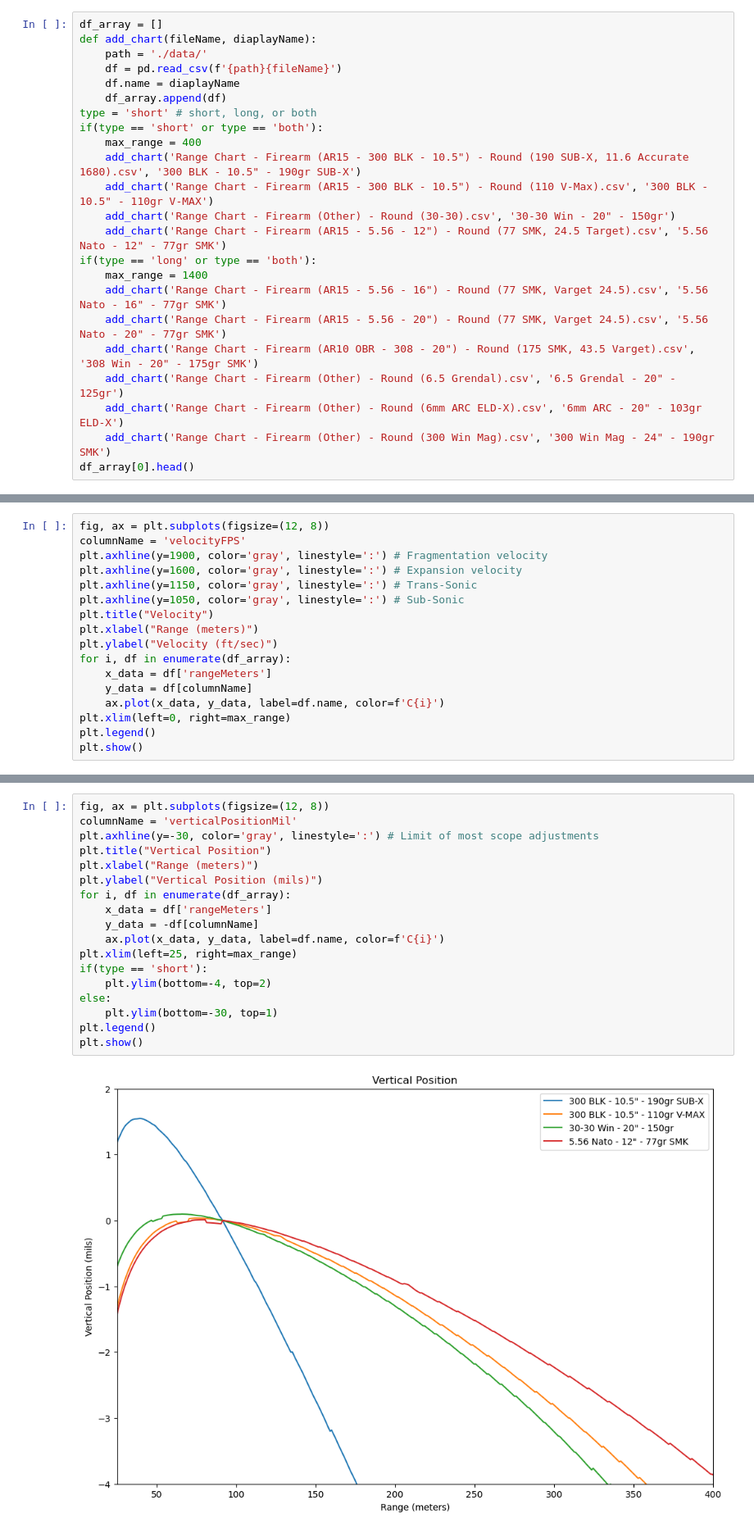
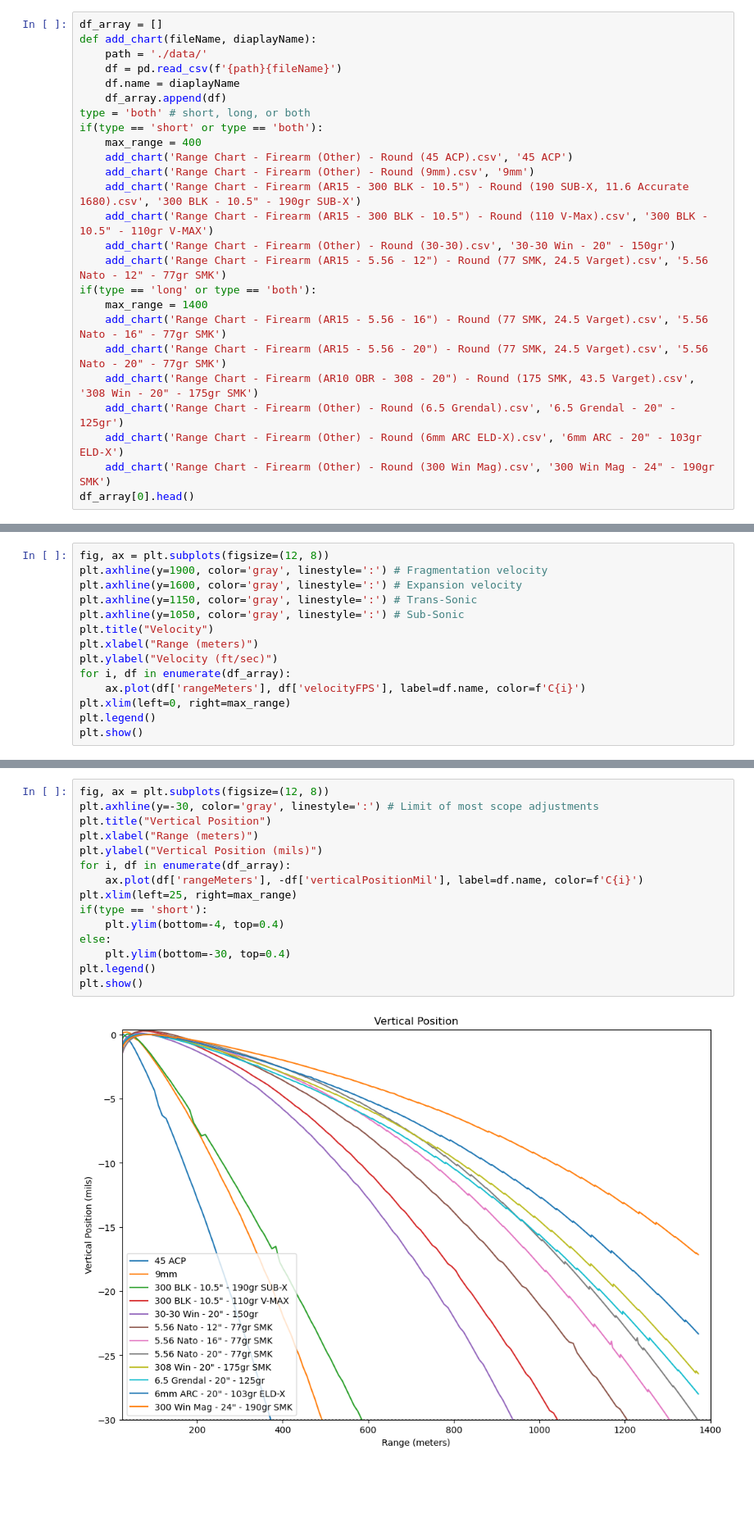
Before and after one commit to PaulGilchrist/ballistics-chart, a Jupyter notebook: report.ipynb, the cells around one changed output, grey strips where cells are left out. Shown at 82% size. Saved outputs shown, nothing was run; the diff lists cells and outputs as text; blank space fills up the shorter version.

```diff
--- a/report.ipynb
+++ b/report.ipynb
@@ -11,17 +12,19 @@ def add_chart(fileName, diaplayName):
     df = pd.read_csv(f'{path}{fileName}')
     df.name = diaplayName
     df_array.append(df)
-type = 'short' # short, long, or both
+type = 'both' # short, long, or both
 if(type == 'short' or type == 'both'):
     max_range = 400
+    add_chart('Range Chart - Firearm (Other) - Round (45 ACP).csv', '45 ACP')
+    add_chart('Range Chart - Firearm (Other) - Round (9mm).csv', '9mm')
     add_chart('Range Chart - Firearm (AR15 - 300 BLK - 10.5") - Round (190 SUB-X, 11.6 Accurate 1680).csv', '300 BLK - 10.5" - 190gr SUB-X')
     add_chart('Range Chart - Firearm (AR15 - 300 BLK - 10.5") - Round (110 V-Max).csv', '300 BLK - 10.5" - 110gr V-MAX')
     add_chart('Range Chart - Firearm (Other) - Round (30-30).csv', '30-30 Win - 20" - 150gr')
-    add_chart('Range Chart - Firearm (AR15 - 5.56 - 12") - Round (77 SMK, 24.5 Target).csv', '5.56 Nato - 12" - 77gr SMK')
+    add_chart('Range Chart - Firearm (AR15 - 5.56 - 12") - Round (77 SMK, 24.5 Varget).csv', '5.56 Nato - 12" - 77gr SMK')
 if(type == 'long' or type == 'both'):
     max_range = 1400
-    add_chart('Range Chart - Firearm (AR15 - 5.56 - 16") - Round (77 SMK, Varget 24.5).csv', '5.56 Nato - 16" - 77gr SMK')
-    add_chart('Range Chart - Firearm (AR15 - 5.56 - 20") - Round (77 SMK, Varget 24.5).csv', '5.56 Nato - 20" - 77gr SMK')
+    add_chart('Range Chart - Firearm (AR15 - 5.56 - 16") - Round (77 SMK, 24.5 Varget).csv', '5.56 Nato - 16" - 77gr SMK')
+    add_chart('Range Chart - Firearm (AR15 - 5.56 - 20") - Round (77 SMK, 24.5 Varget).csv', '5.56 Nato - 20" - 77gr SMK')
     add_chart('Range Chart - Firearm (AR10 OBR - 308 - 20") - Round (175 SMK, 43.5 Varget).csv', '308 Win - 20" - 175gr SMK')
     add_chart('Range Chart - Firearm (Other) - Round (6.5 Grendal).csv', '6.5 Grendal - 20" - 125gr')
     add_chart('Range Chart - Firearm (Other) - Round (6mm ARC ELD-X).csv', '6mm ARC - 20" - 103gr ELD-X')
@@ -37,6 +40,5 @@ df_array[0].head()
 # %%
 fig, ax = plt.subplots(figsize=(12, 8))
-columnName = 'velocityFPS'
 plt.axhline(y=1900, color='gray', linestyle=':') # Fragmentation velocity
 plt.axhline(y=1600, color='gray', linestyle=':') # Expansion velocity
 plt.axhline(y=1150, color='gray', linestyle=':') # Trans-Sonic
@@ -45,9 +47,7 @@ plt.title("Velocity")
 plt.xlabel("Range (meters)")
 plt.ylabel("Velocity (ft/sec)")
 for i, df in enumerate(df_array):
-    x_data = df['rangeMeters']
-    y_data = df[columnName]
-    ax.plot(x_data, y_data, label=df.name, color=f'C{i}')
+    ax.plot(df['rangeMeters'], df['velocityFPS'], label=df.name, color=f'C{i}')
 plt.xlim(left=0, right=max_range)
 plt.legend()
 plt.show()
@@ -56,22 +56,19 @@ plt.show()
 # %%
 fig, ax = plt.subplots(figsize=(12, 8))
-columnName = 'verticalPositionMil'
 plt.axhline(y=-30, color='gray', linestyle=':') # Limit of most scope adjustments
 plt.title("Vertical Position")
 plt.xlabel("Range (meters)")
 plt.ylabel("Vertical Position (mils)")
 for i, df in enumerate(df_array):
-    x_data = df['rangeMeters']
-    y_data = -df[columnName]
-    ax.plot(x_data, y_data, label=df.name, color=f'C{i}')
+    ax.plot(df['rangeMeters'], -df['verticalPositionMil'], label=df.name, color=f'C{i}')
 plt.xlim(left=25, right=max_range)
 if(type == 'short'):
-    plt.ylim(bottom=-4, top=2)
+    plt.ylim(bottom=-4, top=0.4)
 else:
-    plt.ylim(bottom=-30, top=1)
+    plt.ylim(bottom=-30, top=0.4)
 plt.legend()
 plt.show()
 # %% [output]
-[figure, old version]
+[figure, new version]
 # %%
 fig, ax = plt.subplots(figsize=(12, 8))
```
Also changed, not shown: parts of 4 cells of this notebook, 9 other files.
